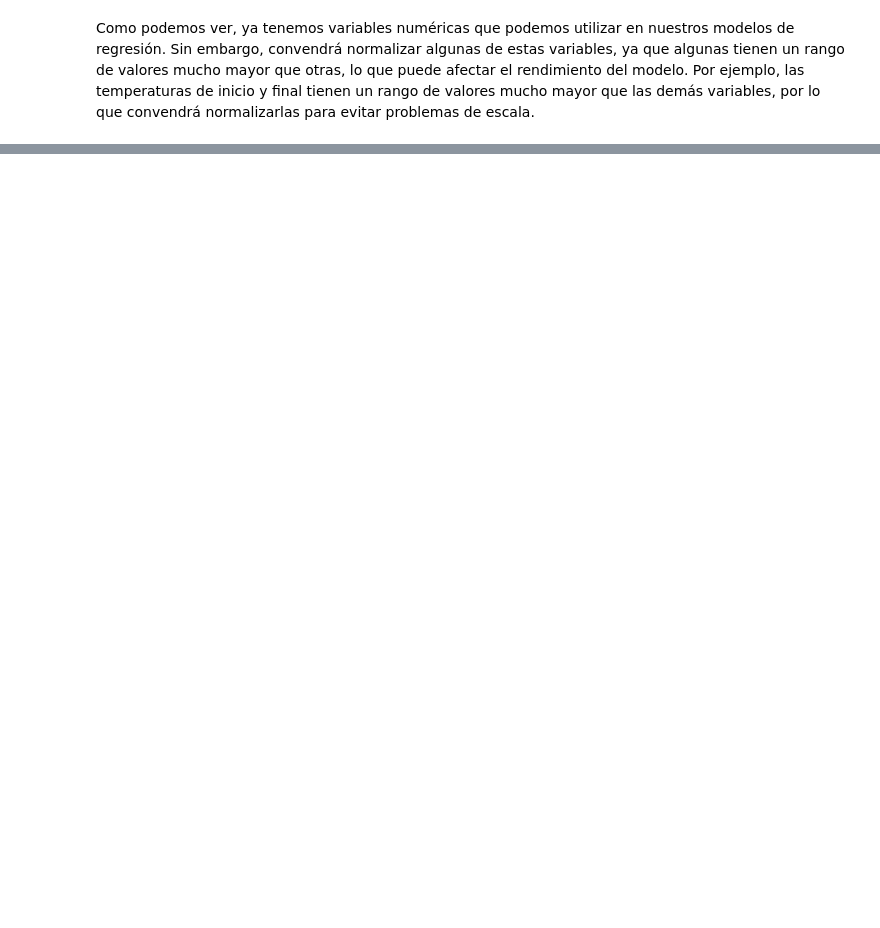
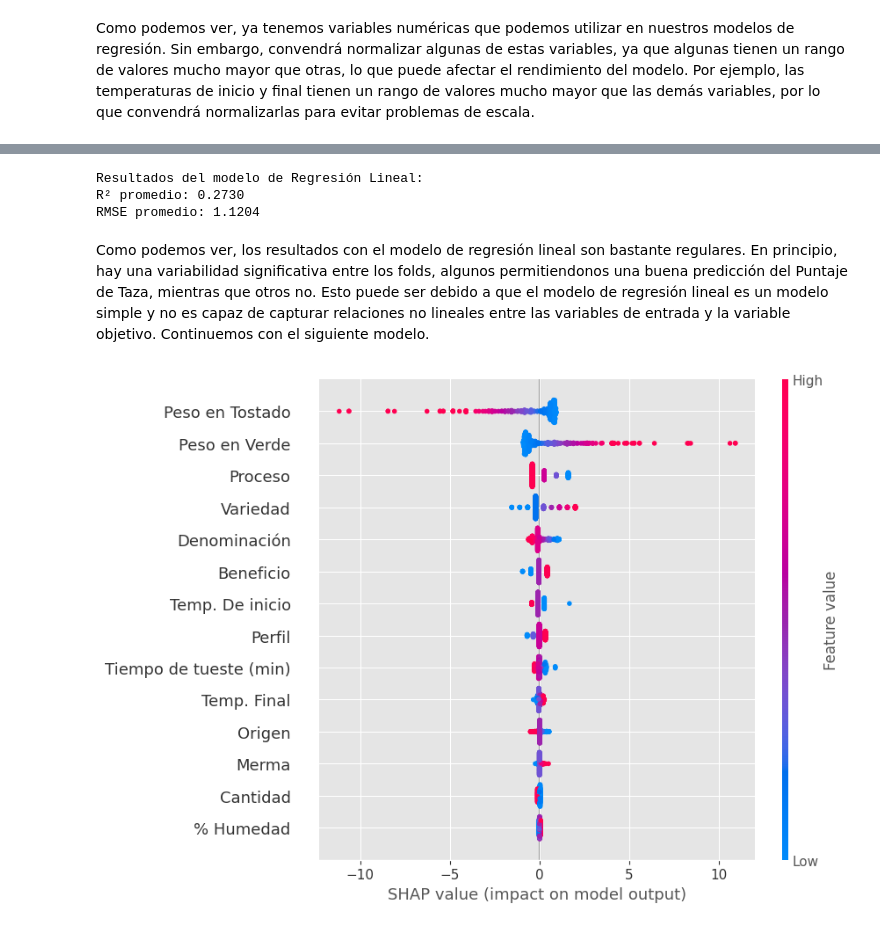
Before and after one commit to leodavid0109/Aprendizaje_Automatico, a Jupyter notebook: Tarea Café/Proyecto Café.ipynb, the cells around one changed output, grey strips where cells are left out. Saved outputs shown, nothing was run; the diff lists cells and outputs as text; code cells hidden in the pictures; blank space fills up the shorter version.

```diff
--- a/Tarea Café/Proyecto Café.ipynb
+++ b/Tarea Café/Proyecto Café.ipynb
@@ -519,0 +736,4 @@ Este DataFrame consolidado contiene toda la información relevante para nuestro
+# %%
+conteo_lotes = data_consolidado['Lote'].value_counts()
+lotes_validos = conteo_lotes[conteo_lotes >= 4].index
+data_filtrado = data_consolidado[data_consolidado['Lote'].isin(lotes_validos)]
@@ -519,0 +742,8 @@ Este DataFrame consolidado contiene toda la información relevante para nuestro
+# %%
+X_filtrado = data_filtrado.drop(columns=['Puntaje de Taza'])
+Y_filtrado = data_filtrado['Puntaje de Taza']
+grupos_filtrado = data_filtrado['Lote']  # Usamos 'Lote' como grupo para GroupKFold
+X_filtrado = X_filtrado.drop(columns=['Lote'])  # Eliminamos 'Lote' de las variables de entrada ya que es nuestra variable de agrupación
+
+# Configurar la validación cruzada
+gkf = GroupKFold(n_splits=5)
@@ -519,0 +806,27 @@ Este DataFrame consolidado contiene toda la información relevante para nuestro
+# %%
+# Resultados obtenidos
+print("Resultados del modelo de Regresión Lineal:")
+print(f'R² promedio: {np.mean(r2_scores_reglin):.4f}')
+print(f'RMSE promedio: {np.mean(rmse_scores_reglin):.4f}')
+# %% [output]
+Resultados del modelo de Regresión Lineal:
+R² promedio: 0.2730
+RMSE promedio: 1.1204
+# %% [markdown]
+Como podemos ver, los resultados con el modelo de regresión lineal son bastante regulares. En principio, hay una variabilidad significativa entre los folds, algunos permitiendonos una buena predicción del Puntaje de Taza, mientras que otros no. Esto puede ser debido a que el modelo de regresión lineal es un modelo simple y no es capaz de capturar relaciones no lineales entre las variables de entrada y la variable objetivo. Continuemos con el siguiente modelo.
+# %%
+# Modelo final
+modelo_regresion_lineal_final = LinearRegression()
+# Entrenamos el modelo con todo el conjunto de datos
+modelo_regresion_lineal_final.fit(X_filtrado, Y_filtrado)
+
+# Crear el explicador de SHAP
+explainer = shap.Explainer(modelo_regresion_lineal_final, X_filtrado)
+# Calcular los valores SHAP para el conjunto de prueba
+shap_values = explainer(X_filtrado)
+
+# Gráfico de resumen (importancia de características)
+# Resumen general de contribuciones
+shap.plots.beeswarm(shap_values, max_display=15)
+# %% [output]
+[figure, added]
```
Also changed, not shown: parts of 51 cells of this notebook.
